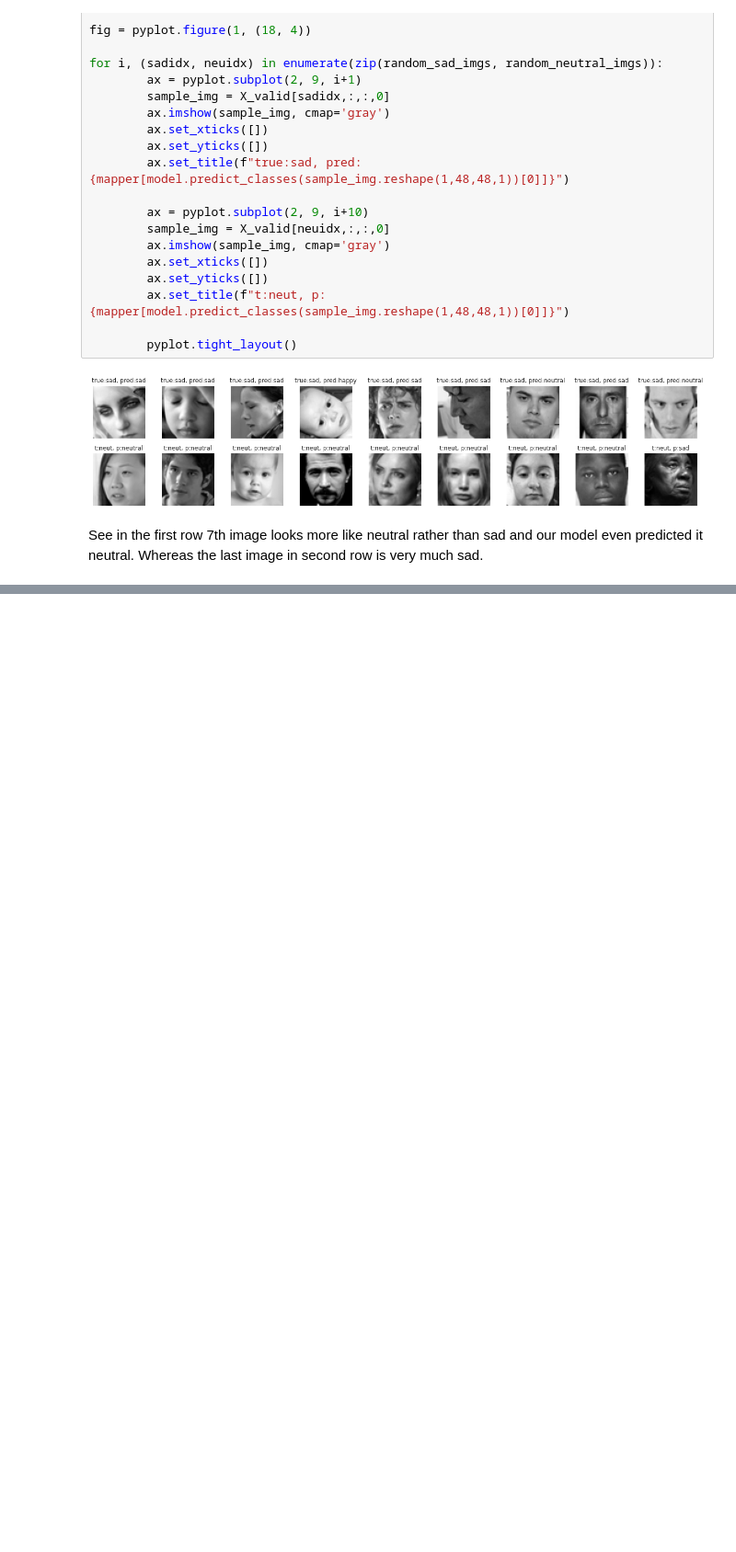
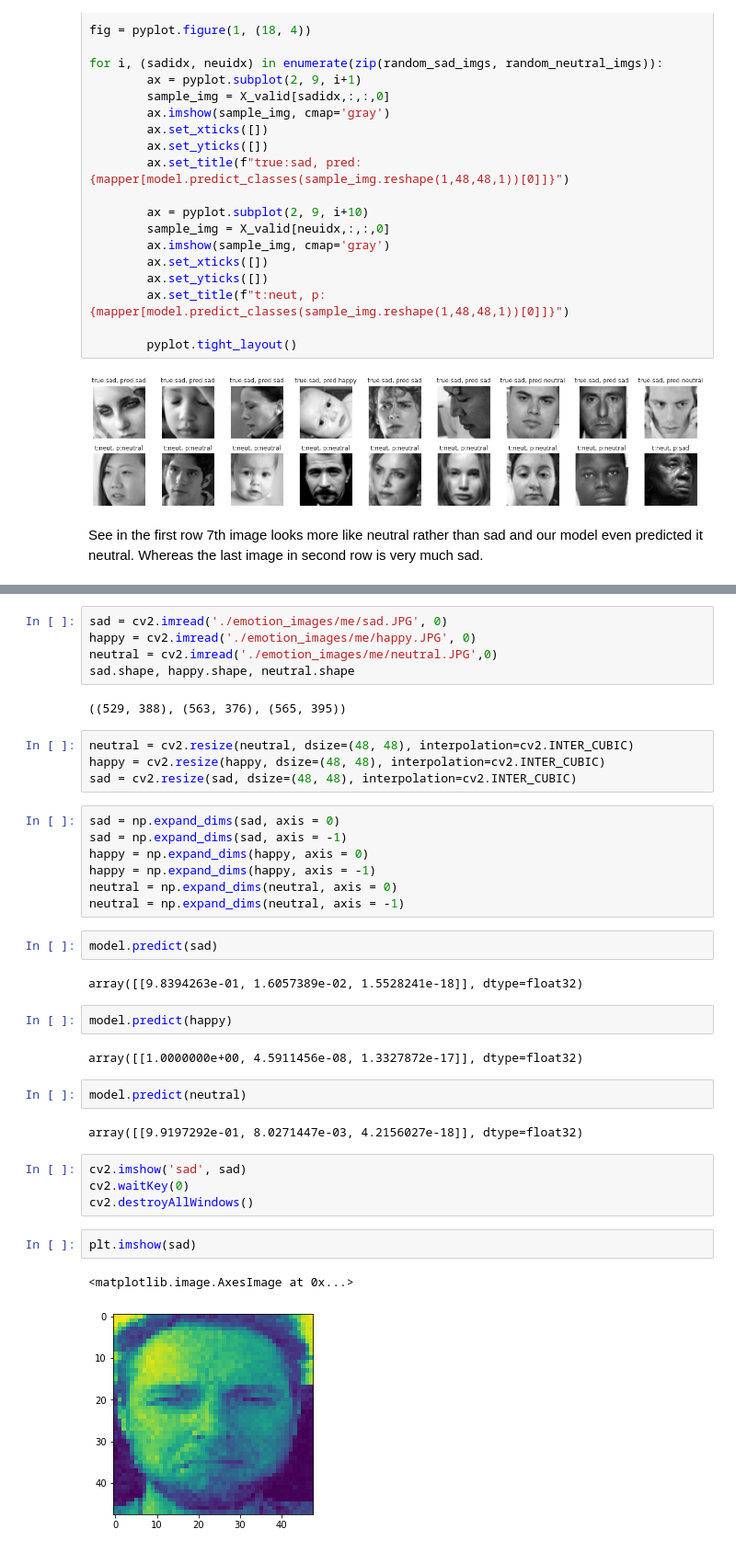
Before and after one commit to joelweber97/Python3_Emotion_Classifier, a Jupyter notebook: facial-emotion-recognition.ipynb, the cells around one changed output, grey strips where cells are left out. Shown at 92% size. Saved outputs shown, nothing was run; the diff lists cells and outputs as text; blank space fills up the shorter version.

Commit message:
testing images of myself with the created model

```diff
--- a/facial-emotion-recognition.ipynb
+++ b/facial-emotion-recognition.ipynb
@@ -491,0 +494,39 @@ See in the first row 7th image looks more like neutral rather than sad and our m
+# %%
+sad = cv2.imread('./emotion_images/me/sad.JPG', 0)
+happy = cv2.imread('./emotion_images/me/happy.JPG', 0)
+neutral = cv2.imread('./emotion_images/me/neutral.JPG',0)
+sad.shape, happy.shape, neutral.shape
+# %% [output]
+((529, 388), (563, 376), (565, 395))
+# %%
+neutral = cv2.resize(neutral, dsize=(48, 48), interpolation=cv2.INTER_CUBIC)
+happy = cv2.resize(happy, dsize=(48, 48), interpolation=cv2.INTER_CUBIC)
+sad = cv2.resize(sad, dsize=(48, 48), interpolation=cv2.INTER_CUBIC)
+# %%
+sad = np.expand_dims(sad, axis = 0)
+sad = np.expand_dims(sad, axis = -1)
+happy = np.expand_dims(happy, axis = 0)
+happy = np.expand_dims(happy, axis = -1)
+neutral = np.expand_dims(neutral, axis = 0)
+neutral = np.expand_dims(neutral, axis = -1)
+# %%
+model.predict(sad)
+# %% [output]
+array([[9.8394263e-01, 1.6057389e-02, 1.5528241e-18]], dtype=float32)
+# %%
+model.predict(happy)
+# %% [output]
+array([[1.0000000e+00, 4.5911456e-08, 1.3327872e-17]], dtype=float32)
+# %%
+model.predict(neutral)
+# %% [output]
+array([[9.9197292e-01, 8.0271447e-03, 4.2156027e-18]], dtype=float32)
+# %%
+cv2.imshow('sad', sad)
+cv2.waitKey(0)
+cv2.destroyAllWindows()
+# %%
+plt.imshow(sad)
+# %% [output]
+<matplotlib.image.AxesImage at 0x...>
+[figure, added]
```
Also changed, not shown: parts of 4 cells of this notebook, 3 other files.
